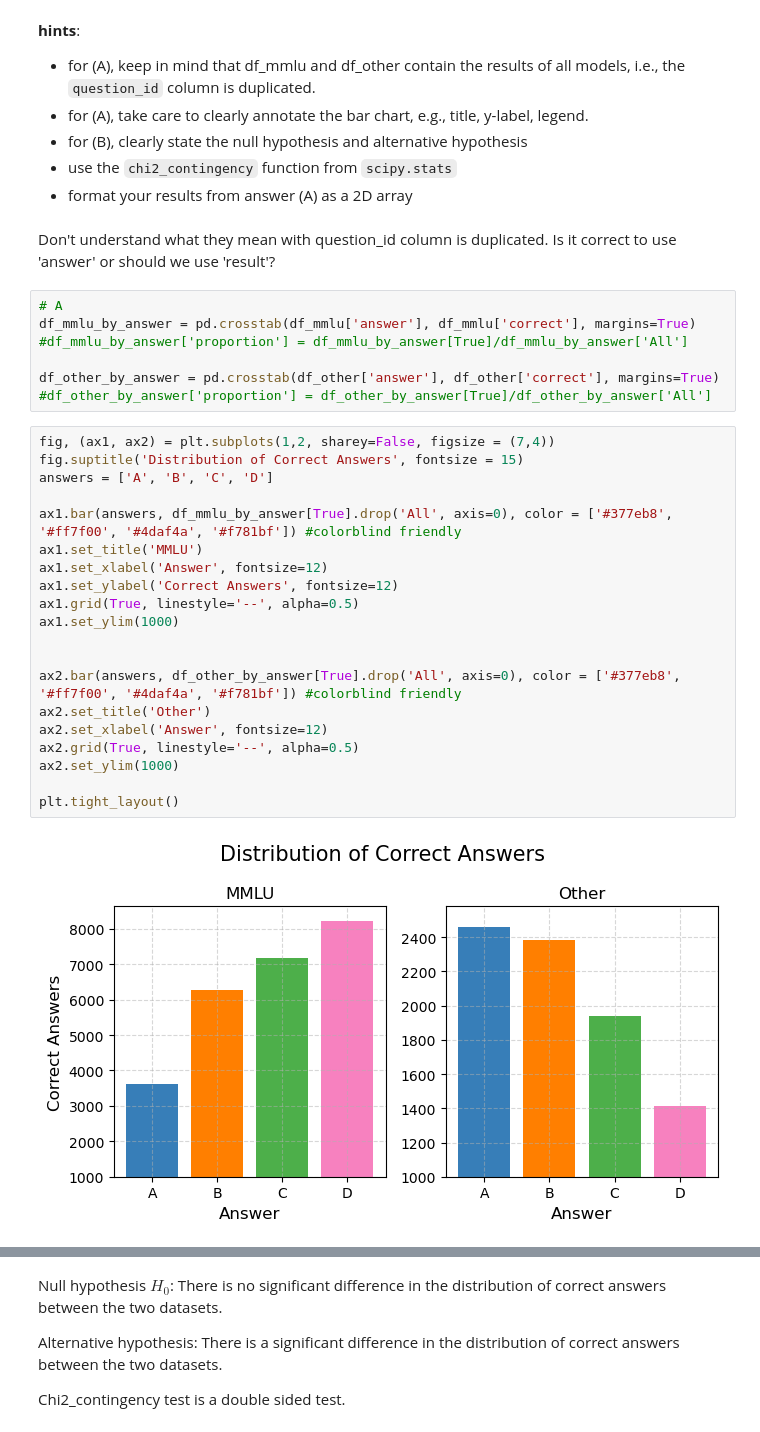
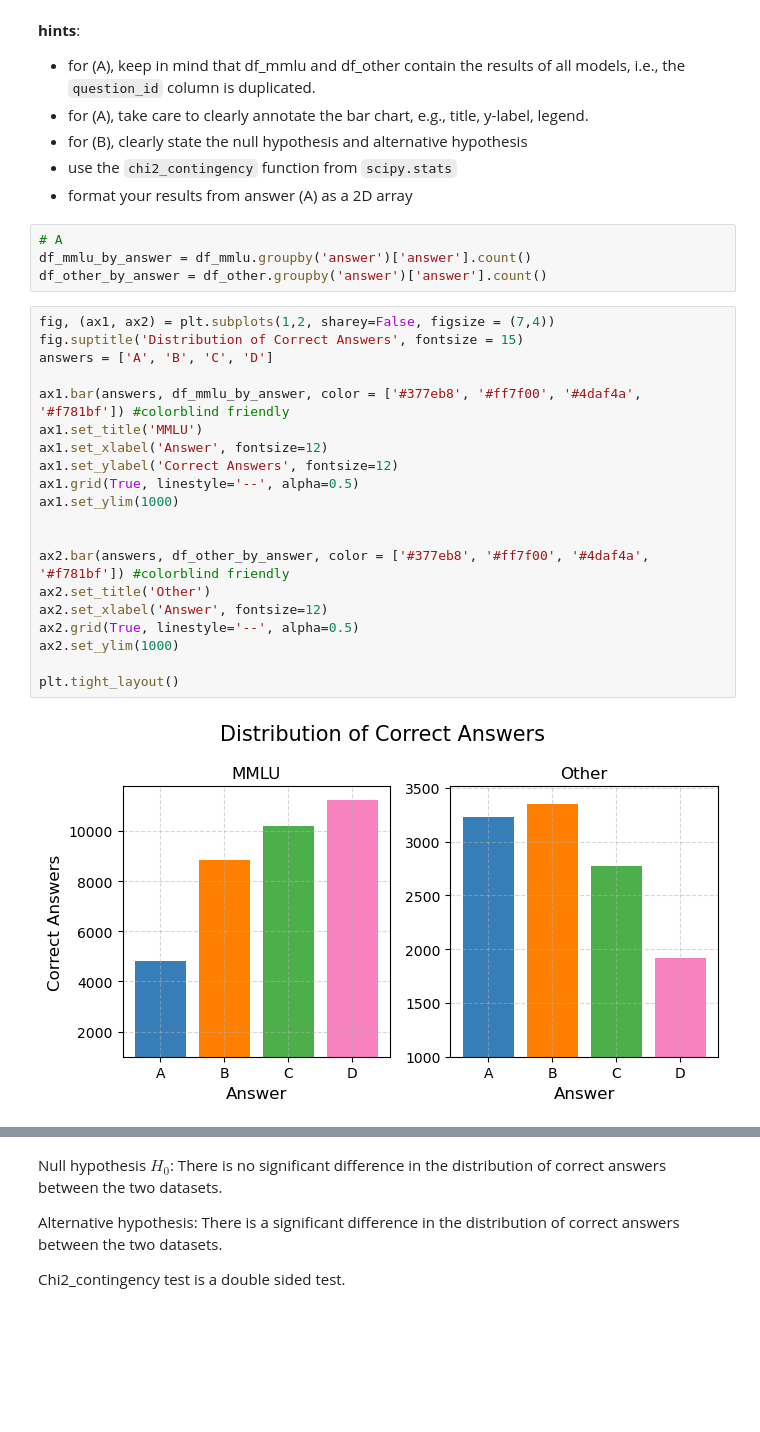
Before and after one commit to Luca-Engel/ADA-H1-Neutrality, a Jupyter notebook: analysis.ipynb, the cells around one changed output, grey strips where cells are left out. Drawn from its saved outputs; the diff is of its cells as text; blank space fills up the shorter version.

```diff
--- a/analysis.ipynb
+++ b/analysis.ipynb
@@ -494,35 +497,29 @@ B. Perform a chi-square test at $\alpha = 0.05$, of independence to determine if
 - for (B), clearly state the null hypothesis and alternative hypothesis
 - use the `chi2_contingency` function from `scipy.stats`
 - format your results from answer (A) as a 2D array
-# %% [markdown]
-Don't understand what they mean with question_id column is duplicated.
-Is it correct to use 'answer' or should we use 'result'?
 # %%
 # A
-df_mmlu_by_answer = pd.crosstab(df_mmlu['answer'], df_mmlu['correct'], margins=True)
-#df_mmlu_by_answer['proportion'] = df_mmlu_by_answer[True]/df_mmlu_by_answer['All']
-
-df_other_by_answer = pd.crosstab(df_other['answer'], df_other['correct'], margins=True)
-#df_other_by_answer['proportion'] = df_other_by_answer[True]/df_other_by_answer['All']
+df_mmlu_by_answer = df_mmlu.groupby('answer')['answer'].count()
+df_other_by_answer = df_other.groupby('answer')['answer'].count()
 # %%
 fig, (ax1, ax2) = plt.subplots(1,2, sharey=False, figsize = (7,4))
 fig.suptitle('Distribution of Correct Answers', fontsize = 15)
 answers = ['A', 'B', 'C', 'D']
 
-ax1.bar(answers, df_mmlu_by_answer[True].drop('All', axis=0), color = ['#377eb8', '#ff7f00', '#4daf4a', '#f781bf']) #colorblind friendly
+ax1.bar(answers, df_mmlu_by_answer, color = ['#377eb8', '#ff7f00', '#4daf4a', '#f781bf']) #colorblind friendly
 ax1.set_title('MMLU')
 ax1.set_xlabel('Answer', fontsize=12)
 ax1.set_ylabel('Correct Answers', fontsize=12)
 ax1.grid(True, linestyle='--', alpha=0.5)
 ax1.set_ylim(1000)
 
 
-ax2.bar(answers, df_other_by_answer[True].drop('All', axis=0), color = ['#377eb8', '#ff7f00', '#4daf4a', '#f781bf']) #colorblind friendly
+ax2.bar(answers, df_other_by_answer, color = ['#377eb8', '#ff7f00', '#4daf4a', '#f781bf']) #colorblind friendly
 ax2.set_title('Other')
 ax2.set_xlabel('Answer', fontsize=12)
 ax2.grid(True, linestyle='--', alpha=0.5)
 ax2.set_ylim(1000)
 
 plt.tight_layout()
 # %% [output]
-[figure, old version]
+[figure, new version]
```
Also changed, not shown: parts of 9 cells of this notebook.
